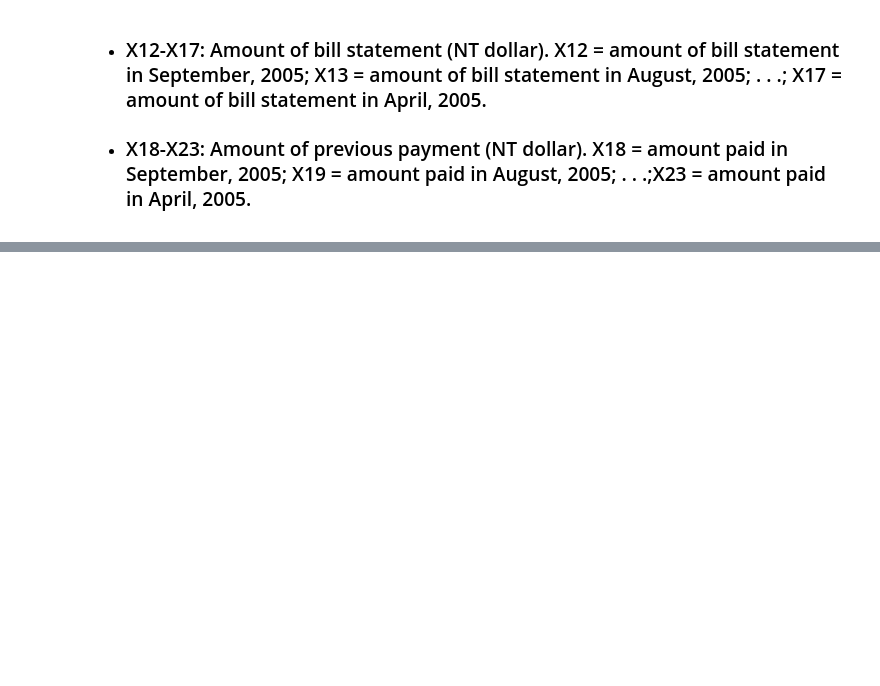
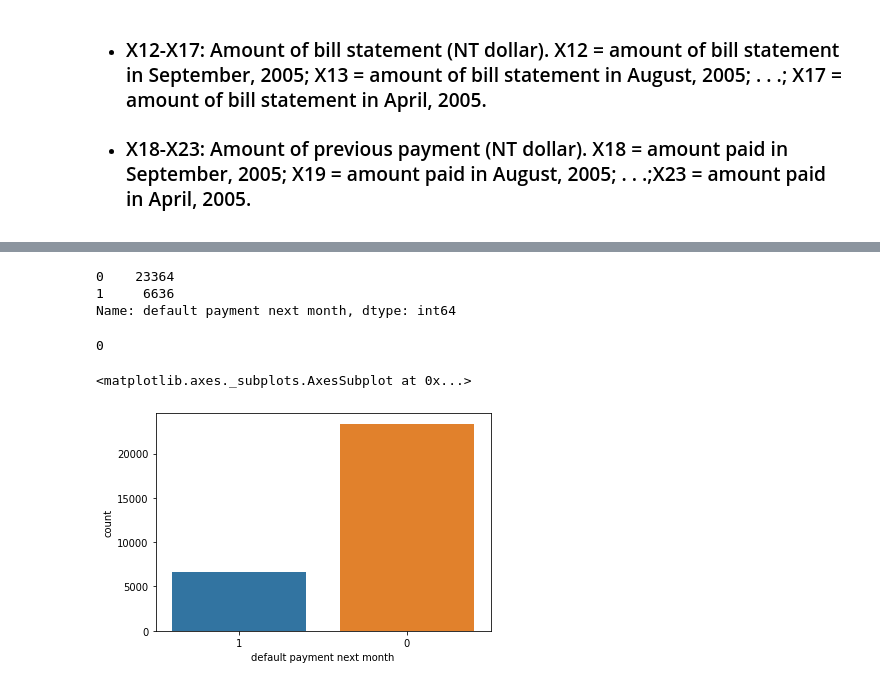
Before and after one commit to Laxmi884/Credit_Card_Default_Prediction, a Jupyter notebook: Credit_Card_Default_Prediction_Capstone_Project.ipynb, the cells around one changed output, grey strips where cells are left out. Cells and saved outputs as stored; diff of their text form; code cells hidden in the pictures; blank space fills up the shorter version.

```diff
--- a/Credit_Card_Default_Prediction_Capstone_Project.ipynb
+++ b/Credit_Card_Default_Prediction_Capstone_Project.ipynb
@@ -20,0 +36,6 @@
+# %%
+#Reading the data
+df = pd.read_csv("/content/drive/MyDrive/Datasets/default of credit card clients (1).csv")
+# %%
+# removing the first row from the dataset as it contains false value
+df.drop([0],axis=0,inplace=True)
@@ -20,0 +51,15 @@
+# %%
+df['default payment next month'].value_counts()
+# %% [output]
+0    23364
+1     6636
+Name: default payment next month, dtype: int64
+# %%
+df['default payment next month'].isnull().sum()
+# %% [output]
+0
+# %%
+sns.countplot(x=df['default payment next month'])
+# %% [output]
+<matplotlib.axes._subplots.AxesSubplot at 0x...>
+[figure, added]
```
Also changed, not shown: parts of 22 cells of this notebook.
